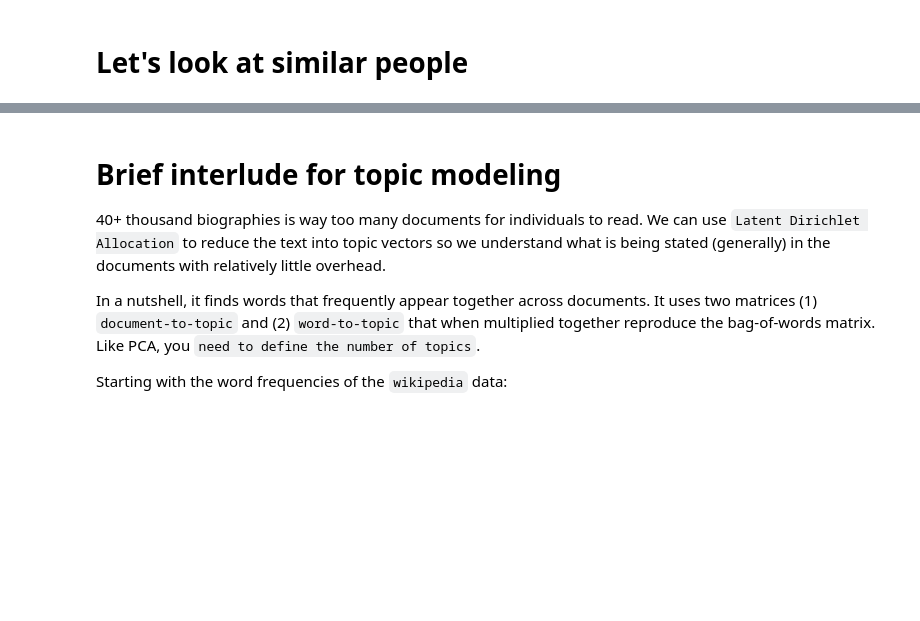
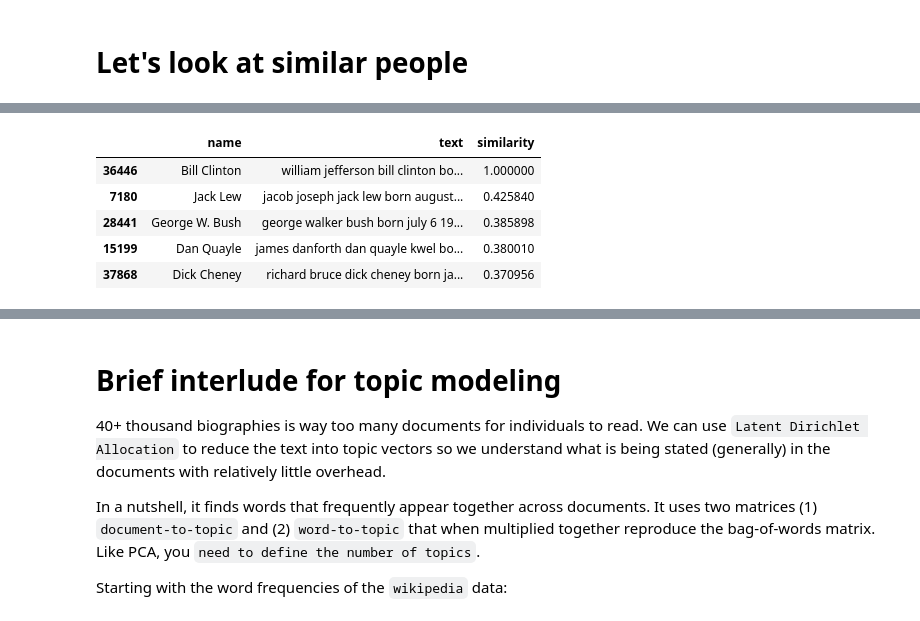
Before and after one commit to msaricaumbc/DS602_Fall2025, a Jupyter notebook: week11 - clustering and unsupervised learning/clustering.ipynb, the cells around one changed output, grey strips where cells are left out. Saved outputs shown, nothing was run; the diff lists cells and outputs as text; code cells hidden in the pictures; blank space fills up the shorter version.

```diff
--- a/week11 - clustering and unsupervised learning/clustering.ipynb
+++ b/week11 - clustering and unsupervised learning/clustering.ipynb
@@ -828,3 +1191,12 @@ def get_similar_people(name, top=5):
     similarity = cosine_similarity([corpus[person.index[0]]], corpus)
     people['similarity'] = similarity[0]
     return people.sort_values(by='similarity', ascending=False)[:top]
+# %%
+get_similar_people('Bill Clinton')
+# %% [output]
+|  | name | text | similarity |
+| 36446 | Bill Clinton | william jefferson bill clinton bo... | 1.000000 |
+| 7180 | Jack Lew | jacob joseph jack lew born august... | 0.425840 |
+| 28441 | George W. Bush | george walker bush born july 6 19... | 0.385898 |
+| 15199 | Dan Quayle | james danforth dan quayle kwel bo... | 0.380010 |
+| 37868 | Dick Cheney | richard bruce dick cheney born ja... | 0.370956 |
```
Also changed, not shown: parts of 67 cells of this notebook.
